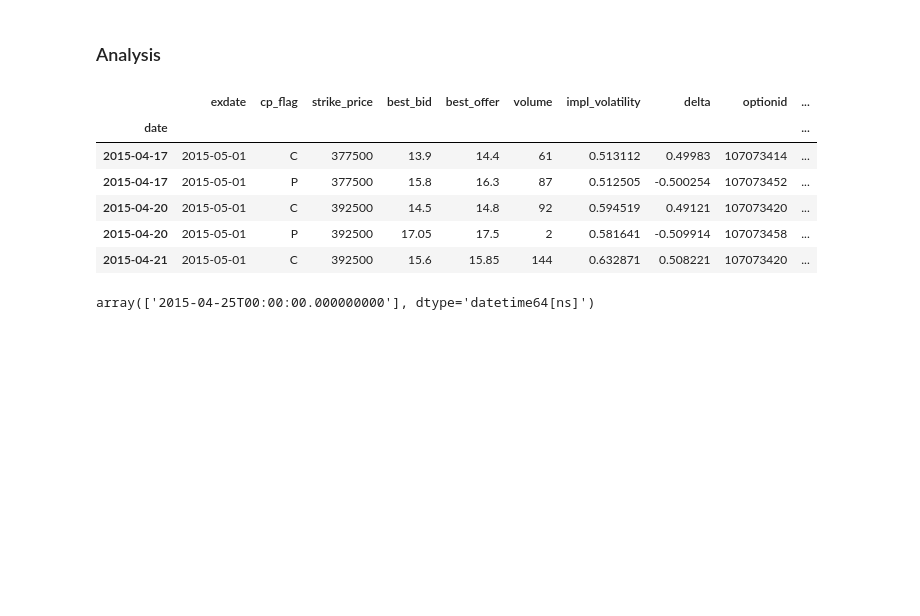
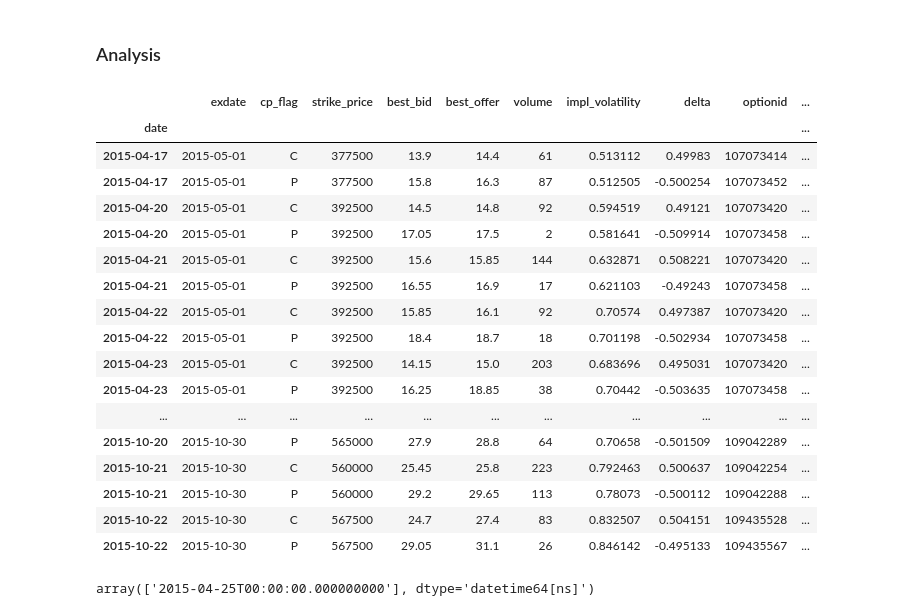
Before and after one commit to sampiaz/finmath_project, a Jupyter notebook: Krumdick_Piazza_Project_Final.ipynb, the cells around one changed output. Drawn from its saved outputs; the diff is of its cells as text; code cells hidden in the pictures; blank space fills up the shorter version.

```diff
--- a/Krumdick_Piazza_Project_Final.ipynb
+++ b/Krumdick_Piazza_Project_Final.ipynb
@@ -220,6 +220,11 @@ class Earnings_strat():
 
         return res
 
+    # clean_data returns the daily 50 delta call and put for each symbol
+    # and includes the next filing_date, adj_close, and rolling realized vol
+    # --> use this data to check implied vol vs realized vol, leading up to filing_date
+    # then, identify optionid of call and put of 50 delta straddle
+    # then, use self.option_data_df to track price of straddle using optionid's
     def clean_data(self):
         close_vola_df = self.__calc_rolling_vola()
         cleaned_opts = self.__filter_opts()
@@ -227,8 +232,8 @@ class Earnings_strat():
         cleaned_opts = cleaned_opts.reset_index()
         cleaned_opts = cleaned_opts.rename(columns = {'index':'date'})
 
-        self.all_data = pd.merge(cleaned_opts, close_vola_df, on=['date', 'ticker'])
-        return self.all_data
+        self.atm_opts = pd.merge(cleaned_opts, close_vola_df, on=['date', 'ticker'])
+        return self.atm_opts
 # %%
 strat = Earnings_strat(filing_dates, option_data, adj_close, vola_window = 7)
 # %%
@@ -236,15 +243,26 @@ opts = strat.clean_data()
 # %%
 opts = opts.set_index('date')
-# %%
-opts.head(5)
-# %% [output]
-|  | exdate | cp_flag | strike_price | best_bid | best_offer | volume | impl_volatility | delta | optionid | ... |
-| date |  |  |  |  |  |  |  |  |  | ... |
-| 2015-04-17 | 2015-05-01 | C | 377500 | 13.9 | 14.4 | 61 | 0.513112 | 0.49983 | 107073414 | ... |
-| 2015-04-17 | 2015-05-01 | P | 377500 | 15.8 | 16.3 | 87 | 0.512505 | -0.500254 | 107073452 | ... |
-| 2015-04-20 | 2015-05-01 | C | 392500 | 14.5 | 14.8 | 92 | 0.594519 | 0.49121 | 107073420 | ... |
-| 2015-04-20 | 2015-05-01 | P | 392500 | 17.05 | 17.5 | 2 | 0.581641 | -0.509914 | 107073458 | ... |
-| 2015-04-21 | 2015-05-01 | C | 392500 | 15.6 | 15.85 | 144 | 0.632871 | 0.508221 | 107073420 | ... |
+# %%
+opts[opts['ticker'] == 'AMZN'].head(50)
+# %% [output]
+|  | exdate | cp_flag | strike_price | best_bid | best_offer | volume | impl_volatility | delta | optionid | ... |
+| date |  |  |  |  |  |  |  |  |  | ... |
+| 2015-04-17 | 2015-05-01 | C | 377500 | 13.9 | 14.4 | 61 | 0.513112 | 0.49983 | 107073414 | ... |
+| 2015-04-17 | 2015-05-01 | P | 377500 | 15.8 | 16.3 | 87 | 0.512505 | -0.500254 | 107073452 | ... |
+| 2015-04-20 | 2015-05-01 | C | 392500 | 14.5 | 14.8 | 92 | 0.594519 | 0.49121 | 107073420 | ... |
+| 2015-04-20 | 2015-05-01 | P | 392500 | 17.05 | 17.5 | 2 | 0.581641 | -0.509914 | 107073458 | ... |
+| 2015-04-21 | 2015-05-01 | C | 392500 | 15.6 | 15.85 | 144 | 0.632871 | 0.508221 | 107073420 | ... |
+| 2015-04-21 | 2015-05-01 | P | 392500 | 16.55 | 16.9 | 17 | 0.621103 | -0.49243 | 107073458 | ... |
+| 2015-04-22 | 2015-05-01 | C | 392500 | 15.85 | 16.1 | 92 | 0.70574 | 0.497387 | 107073420 | ... |
+| 2015-04-22 | 2015-05-01 | P | 392500 | 18.4 | 18.7 | 18 | 0.701198 | -0.502934 | 107073458 | ... |
+| 2015-04-23 | 2015-05-01 | C | 392500 | 14.15 | 15.0 | 203 | 0.683696 | 0.495031 | 107073420 | ... |
+| 2015-04-23 | 2015-05-01 | P | 392500 | 16.25 | 18.85 | 38 | 0.70442 | -0.503635 | 107073458 | ... |
+| ... | ... | ... | ... | ... | ... | ... | ... | ... | ... | ... |
+| 2015-10-20 | 2015-10-30 | P | 565000 | 27.9 | 28.8 | 64 | 0.70658 | -0.501509 | 109042289 | ... |
+| 2015-10-21 | 2015-10-30 | C | 560000 | 25.45 | 25.8 | 223 | 0.792463 | 0.500637 | 109042254 | ... |
+| 2015-10-21 | 2015-10-30 | P | 560000 | 29.2 | 29.65 | 113 | 0.78073 | -0.500112 | 109042288 | ... |
+| 2015-10-22 | 2015-10-30 | C | 567500 | 24.7 | 27.4 | 83 | 0.832507 | 0.504151 | 109435528 | ... |
+| 2015-10-22 | 2015-10-30 | P | 567500 | 29.05 | 31.1 | 26 | 0.846142 | -0.495133 | 109435567 | ... |
 # %%
 o=opts[opts['ticker'] == 'AMZN'].loc['2015-04-17':'2015-04-30']
 # %%
```
Also changed, not shown: parts of 1 cell of this notebook.
